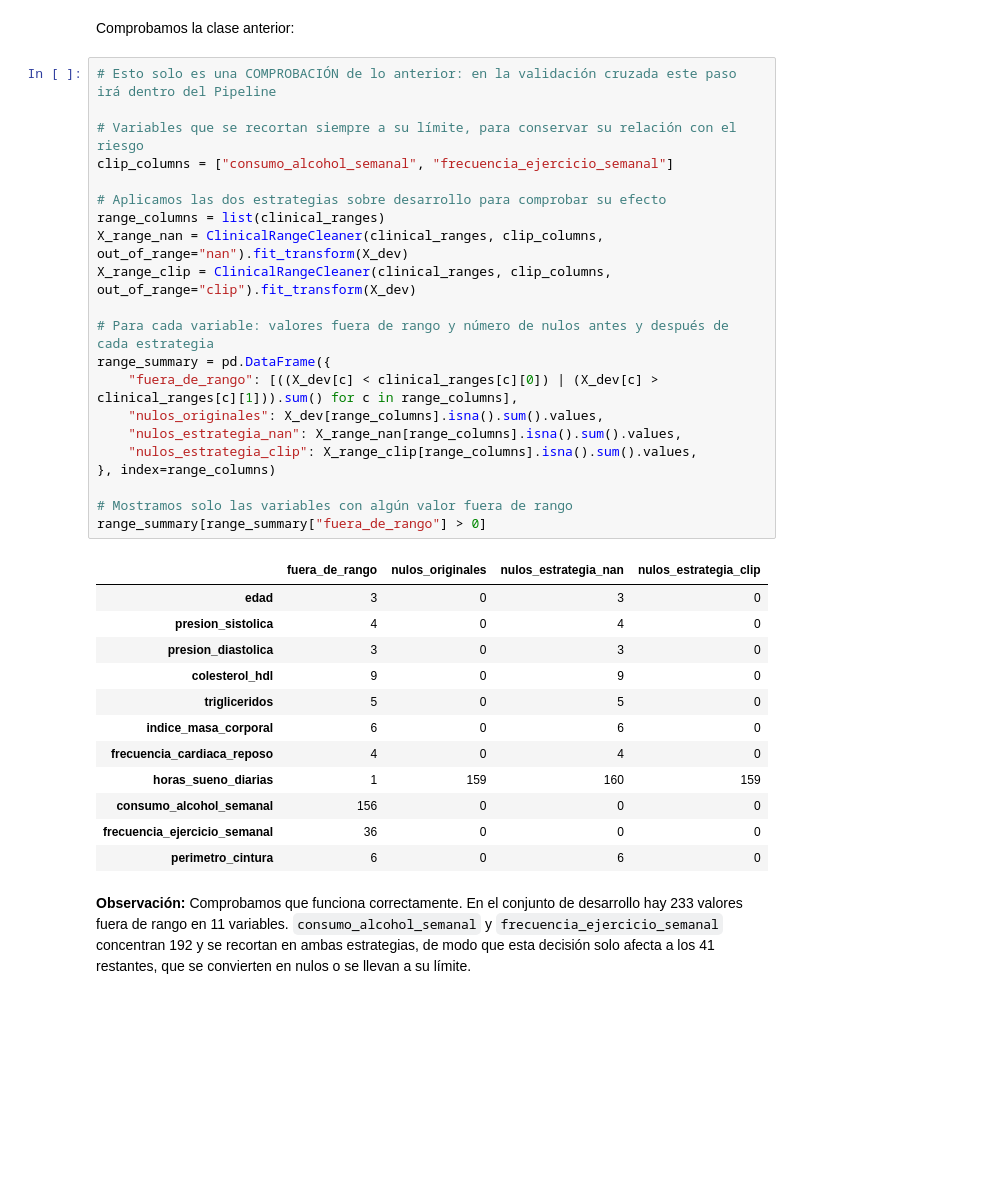
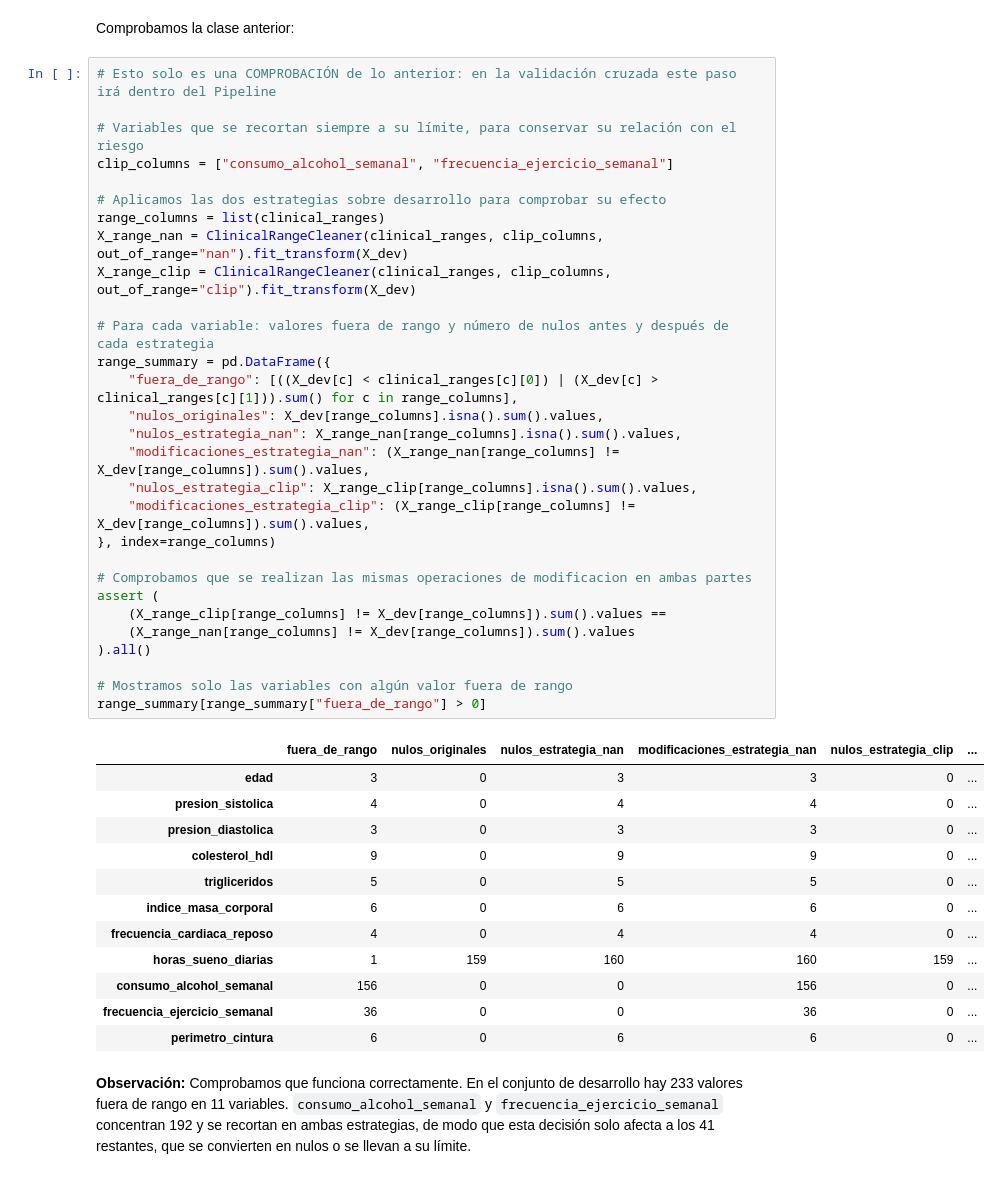
Before and after one commit to alberct96/ML-Entregable1, a Jupyter notebook: ML-Entregable1.ipynb, the cells around one changed output. Cells and saved outputs as stored; diff of their text form; blank space fills up the shorter version.

Commit message:
2.2 Data cleansing:
- Assert modifications made by clinical ranges are the same
- Updated table2.2 Data cleansing:

- Assert modifications made by clinical ranges are the same
- Updated table2.2 Data cleansing:

- Assert modifications made by clinical ranges are the same
- Updated table2.2 Data cleansing:

- Assert modifications made by clinical ranges are the same
- Updated table2.2 Data cleansing:

- Assert modifications made by clinical ranges are the same
- Updated table2.2 Data cleansing:

- Assert modifications made by clinical ranges are the same
- Updated table2.2 Data cleansing:

- Assert modifications made by clinical ranges are the same
- Updated table2.2 Data cleansing:

- Assert modifications made by clinical ranges are the same
- Updated table2.2 Data cleansing:

- Assert modifications made by clinical ranges are the same
- Updated table2.2 Data cleansing:

- Assert modifications made by clinical ranges are the same
- Updated table2.2 Data cleansing:

- Assert modifications made by clinical ranges are the same
- Updated table2.2 Data cleansing:

- Assert modifications made by clinical ranges are the same
- Updated table2.2 Data cleansing:

- Assert modifications made by clinical ranges are the same
- Updated table2.2 Data cleansing:

- Assert modifications made by clinical ranges are the same
- Updated table2.2 Data cleansing:

- Assert modifications made by clinical ranges are the same
- Updated table2.2 Data cleansing:

- Assert modifications made by clinical ranges are the same
- Updated table2.2 Data cleansing:

- Assert modifications made by clinical ranges are the same
- Updated table2.2 Data cleansing:

- Assert modifications made by clinical ranges are the same
- Updated table2.2 Data cleansing:

- Assert modifications made by clinical ranges are the same
- Updated table2.2 Data cleansing:

- Assert modifications made by clinical ranges are the same
- Updated table2.2 Data cleansing:

- Assert modifications made by clinical ranges are the same
- Updated table2.2 Data cleansing:

- Assert modifications made by clinical ranges are the same
- Updated table

```diff
--- a/ML-Entregable1.ipynb
+++ b/ML-Entregable1.ipynb
@@ -716,37 +716,45 @@ Comprobamos la clase anterior:
 # %%
 # Esto solo es una COMPROBACIÓN de lo anterior: en la validación cruzada este paso irá dentro del Pipeline
 
 # Variables que se recortan siempre a su límite, para conservar su relación con el riesgo
 clip_columns = ["consumo_alcohol_semanal", "frecuencia_ejercicio_semanal"]
 
 # Aplicamos las dos estrategias sobre desarrollo para comprobar su efecto
 range_columns = list(clinical_ranges)
 X_range_nan = ClinicalRangeCleaner(clinical_ranges, clip_columns, out_of_range="nan").fit_transform(X_dev)
 X_range_clip = ClinicalRangeCleaner(clinical_ranges, clip_columns, out_of_range="clip").fit_transform(X_dev)
 
 # Para cada variable: valores fuera de rango y número de nulos antes y después de cada estrategia
 range_summary = pd.DataFrame({
     "fuera_de_rango": [((X_dev[c] < clinical_ranges[c][0]) | (X_dev[c] > clinical_ranges[c][1])).sum() for c in range_columns],
     "nulos_originales": X_dev[range_columns].isna().sum().values,
     "nulos_estrategia_nan": X_range_nan[range_columns].isna().sum().values,
+    "modificaciones_estrategia_nan": (X_range_nan[range_columns] != X_dev[range_columns]).sum().values,
     "nulos_estrategia_clip": X_range_clip[range_columns].isna().sum().values,
+    "modificaciones_estrategia_clip": (X_range_clip[range_columns] != X_dev[range_columns]).sum().values,
 }, index=range_columns)
+
+# Comprobamos que se realizan las mismas operaciones de modificacion en ambas partes
+assert (
+    (X_range_clip[range_columns] != X_dev[range_columns]).sum().values ==
+    (X_range_nan[range_columns] != X_dev[range_columns]).sum().values
+).all()
 
 # Mostramos solo las variables con algún valor fuera de rango
 range_summary[range_summary["fuera_de_rango"] > 0]
 # %% [output]
-|  | fuera_de_rango | nulos_originales | nulos_estrategia_nan | nulos_estrategia_clip |
-| edad | 3 | 0 | 3 | 0 |
-| presion_sistolica | 4 | 0 | 4 | 0 |
-| presion_diastolica | 3 | 0 | 3 | 0 |
-| colesterol_hdl | 9 | 0 | 9 | 0 |
-| trigliceridos | 5 | 0 | 5 | 0 |
-| indice_masa_corporal | 6 | 0 | 6 | 0 |
-| frecuencia_cardiaca_reposo | 4 | 0 | 4 | 0 |
-| horas_sueno_diarias | 1 | 159 | 160 | 159 |
-| consumo_alcohol_semanal | 156 | 0 | 0 | 0 |
-| frecuencia_ejercicio_semanal | 36 | 0 | 0 | 0 |
-| perimetro_cintura | 6 | 0 | 6 | 0 |
+|  | fuera_de_rango | nulos_originales | nulos_estrategia_nan | modificaciones_estrategia_nan | nulos_estrategia_clip | ... |
+| edad | 3 | 0 | 3 | 3 | 0 | ... |
+| presion_sistolica | 4 | 0 | 4 | 4 | 0 | ... |
+| presion_diastolica | 3 | 0 | 3 | 3 | 0 | ... |
+| colesterol_hdl | 9 | 0 | 9 | 9 | 0 | ... |
+| trigliceridos | 5 | 0 | 5 | 5 | 0 | ... |
+| indice_masa_corporal | 6 | 0 | 6 | 6 | 0 | ... |
+| frecuencia_cardiaca_reposo | 4 | 0 | 4 | 4 | 0 | ... |
+| horas_sueno_diarias | 1 | 159 | 160 | 160 | 159 | ... |
+| consumo_alcohol_semanal | 156 | 0 | 0 | 156 | 0 | ... |
+| frecuencia_ejercicio_semanal | 36 | 0 | 0 | 36 | 0 | ... |
+| perimetro_cintura | 6 | 0 | 6 | 6 | 0 | ... |
 # %% [markdown]
 **Observación:** Comprobamos que funciona correctamente. En el conjunto de desarrollo hay 233 valores fuera de rango en 11 variables. `consumo_alcohol_semanal` y `frecuencia_ejercicio_semanal` concentran 192 y se recortan en ambas estrategias, de modo que esta decisión solo afecta a los 41 restantes, que se convierten en nulos o se llevan a su límite.
 # %% [markdown]
```
